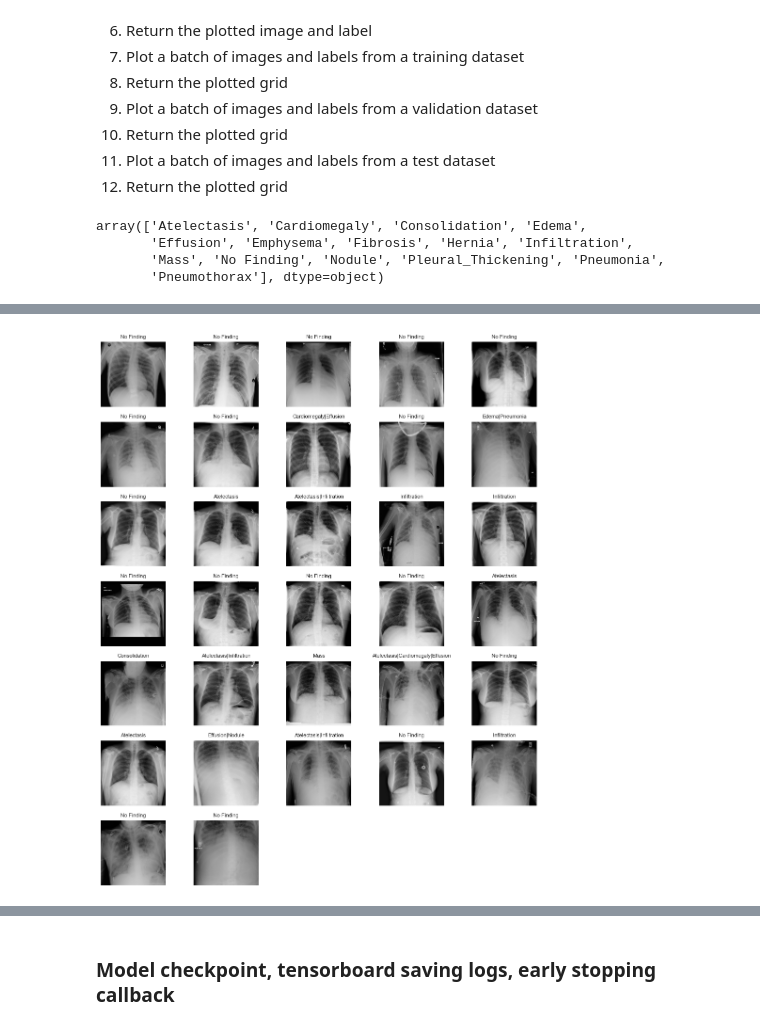
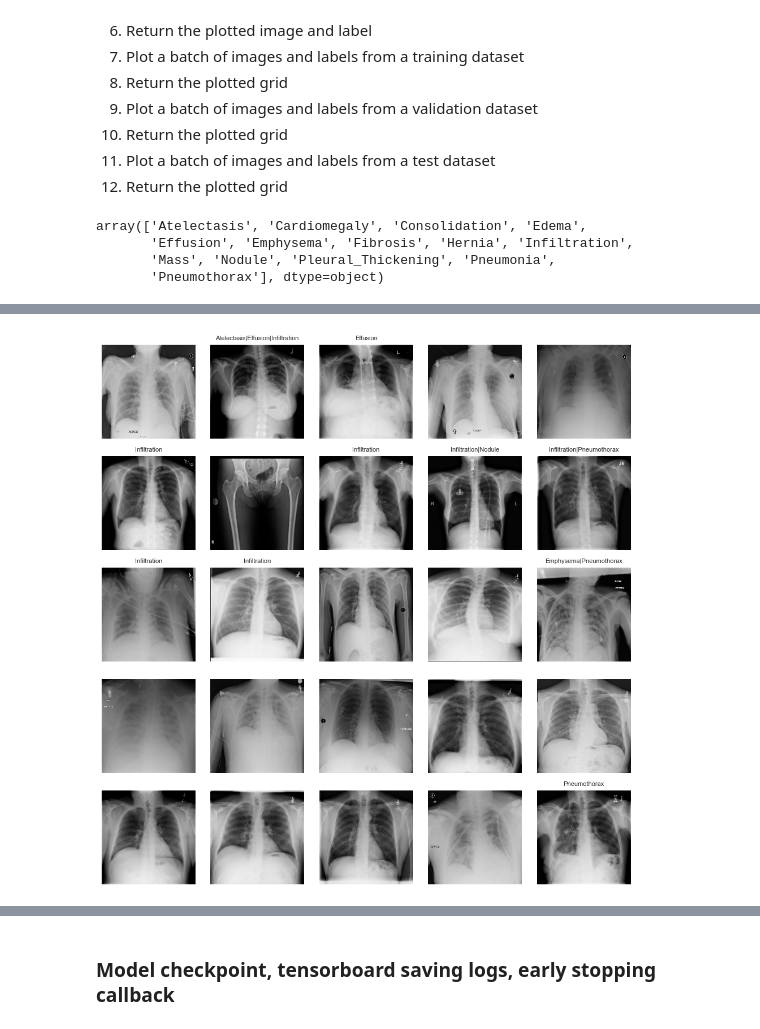
Before and after one commit to bprzybysz/chest-xray-classification, a Jupyter notebook: chest-xray-classification.ipynb, the cells around one changed output, grey strips where cells are left out. Saved outputs shown, nothing was run; the diff lists cells and outputs as text; code cells hidden in the pictures.

Commit message:
model working with warnings

```diff
--- a/chest-xray-classification.ipynb
+++ b/chest-xray-classification.ipynb
@@ -166,6 +159,9 @@ plt.xticks(rotation=90)
 plt.show();
 # %% [output]
 [figure]
+# %%
+# Dropping unnecessary label 'No Finding' as it could only introduce bias to our model. No label means 'No Finding' :)
+data.drop(columns=["No Finding"], inplace=True)
 # %%
 # Split data into train and test sets
 
@@ -203,6 +199,6 @@ plt.show();
 # %%
 # set image count for modeling (for faster training)
-IMAGE_COUNT = 1000
+IMAGE_COUNT = 20000
 # %%
 # Split data into train and test sets
 from sklearn.model_selection import train_test_split
@@ -326,7 +318,7 @@ def create_data_batches(X, y=None, batch_size=BATCH_SIZE, valid_data=False, test
     if test_data:
         print("Creating test data batches...")
         data = tf.data.Dataset.from_tensor_slices((tf.constant(X["image_path"]))) # only filepaths (no labels)
-        data_batch = data.map(process_image).batch(BATCH_SIZE)
+        data_batch = data.map(process_image).batch(batch_size)
         return data_batch
 
     # If the data is a valid dataset, we don't need to shuffle it
@@ -334,7 +326,7 @@ def create_data_batches(X, y=None, batch_size=BATCH_SIZE, valid_data=False, test
         print("Creating validation data batches...")
         data = tf.data.Dataset.from_tensor_slices((tf.constant(X["image_path"]), # filepaths
                                                    tf.constant(y))) # labels
-        data_batch = data.map(get_image_label).batch(BATCH_SIZE)
+        data_batch = data.map(get_image_label).batch(batch_size)
         return data_batch
 
     else:
@@ -350,12 +342,12 @@ def create_data_batches(X, y=None, batch_size=BATCH_SIZE, valid_data=False, test
         data = data.map(get_image_label)
 
         # Turn the data into batches
-        data_batch = data.batch(BATCH_SIZE)
+        data_batch = data.batch(batch_size)
         return data_batch
 # %%
 # Create training and validation data batches
-train_data = create_data_batches(X_train, y_train)
-valid_data = create_data_batches(X_valid, y_valid, valid_data=True)
+train_data = create_data_batches(X_train, y_train, batch_size=512)
+valid_data = create_data_batches(X_valid, y_valid, batch_size=512, valid_data=True)
 # %% [output]
 Creating training data batches...
 Creating validation data batches...
@@ -389,7 +381,7 @@ conditions
 # %% [output]
 array(['Atelectasis', 'Cardiomegaly', 'Consolidation', 'Edema',
        'Effusion', 'Emphysema', 'Fibrosis', 'Hernia', 'Infiltration',
-       'Mass', 'No Finding', 'Nodule', 'Pleural_Thickening', 'Pneumonia',
+       'Mass', 'Nodule', 'Pleural_Thickening', 'Pneumonia',
        'Pneumothorax'], dtype=object)
 # %%
 def get_conditions(label):
@@ -431,5 +423,5 @@ def show_n_images(images, labels, n=25):
 # %%
 # Now let's visualize a batch of training data
 images, labels = next(train_data.as_numpy_iterator())
-show_n_images(images, labels, 32);
+show_n_images(images, labels, 25);
 # %% [output]
@@ -437,4 +429,4 @@ show_n_images(images, labels, 32);
-[figure, old version]
+[figure, new version]
 # %%
 # Now let's visualize our validation set
 val_images, val_labels = next(valid_data.as_numpy_iterator())
```
Also changed, not shown: parts of 18 cells of this notebook, 3 other files.
